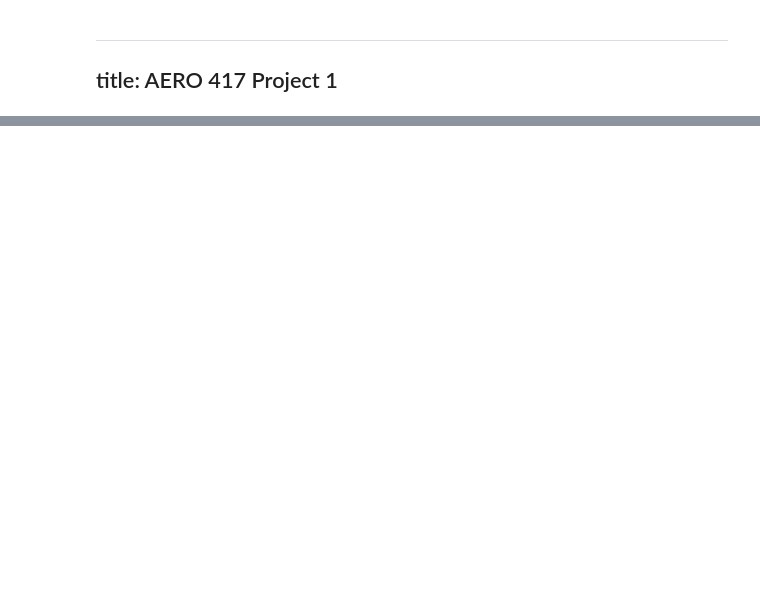
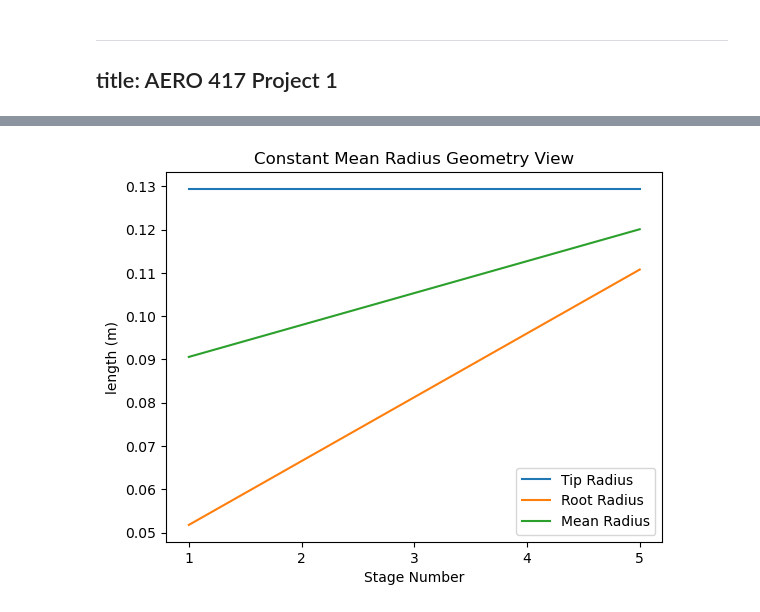
Before and after one commit to jjermstad24/Fall_2024_Classes, a Jupyter notebook: AERO_417/Project_1.ipynb, the cells around one changed output, grey strips where cells are left out. Drawn from its saved outputs; the diff is of its cells as text; code cells hidden in the pictures; blank space fills up the shorter version.

```diff
--- a/AERO_417/Project_1.ipynb
+++ b/AERO_417/Project_1.ipynb
@@ -171,19 +190,21 @@ compressor_polytropic_efficiency = 0.89
 n_compressor = -1/(1/compressor_polytropic_efficiency*(gamma-1)/gamma-1)
 
 # Design Variables
-N = 25650/60/2/np.pi
+N = 25650/60
 rr_rt = 0.4
 M1 = 0.5
 M2 = 0.26
 
 num_stages = 5
 # %%
-C_a = sy.Symbol("C_a")
+# Constant Outer Diameter
 
 T01 = temperature_ambient
 P01 = pressure_ambient
-C1 = C_a
+a1 = (gamma*R*T01)**0.5
+C_axial = M1*a1
 
+C1 = C_axial
 T1 = T01-C1**2/2/Cp
 P1 = P01*(T1/T01)**(gamma/(gamma-1))
 rho1 = P1/R/T1*100000
@@ -192,15 +213,11 @@ inlet_radius_tip = (m_dot/(np.pi*rho1*C1)/(1-rr_rt**2))**0.5
 inlet_radius_root = rr_rt*inlet_radius_tip
 inlet_radius_mean = (inlet_radius_tip+inlet_radius_root)/2
 
-a1 = (gamma*R*T1)**0.5
-V1_tangent = M1*a1
-
 C2 = C1
 T02 = T01*(P_compressor)**((n_compressor-1)/n_compressor)
 P02 = P_compressor*P01
 T2 = T02-C2**2/2/Cp
 a2 = (gamma*R*T2)**0.5
-V2_tangent = M2*a2
 
 P2 = P02*(T2/T02)**(gamma/(gamma-1))
 rho2 = P2/R/T2*100000
@@ -210,13 +227,84 @@ outlet_radius_tip = inlet_radius_tip
 outlet_radius_root = (outlet_radius_tip**2-A2/np.pi)**0.5
 outlet_radius_mean = (outlet_radius_tip+outlet_radius_root)/2
 
-U_mean_1 = N * inlet_radius_mean*2*np.pi
-U_mean_2 = N * outlet_radius_mean*2*np.pi
-V1_t = (U_mean_1**2+C_a**2)**0.5
-V2_t = (U_mean_2**2+C_a**2)**0.5
-print(V1_t-V1_tangent)
-print(V2_t-V2_tangent)
+print("Geometry:")
+print("Inlet")
+print("Tip-",inlet_radius_tip)
+print("Root-",inlet_radius_root)
+print("Mean-",inlet_radius_mean)
+print("Outlet")
+print("Tip-",outlet_radius_tip)
+print("Root-",outlet_radius_root)
+print("Mean-",outlet_radius_mean)
 
-# print(sy.solve(V1_t-V1_tangent,C_a))
-# print(sy.solve(V2_t-V2_tangent,C_a))
+tips = np.linspace(inlet_radius_tip,outlet_radius_tip,num_stages)
+roots = np.linspace(inlet_radius_root,outlet_radius_root,num_stages)
+means = [(t+r)/2 for t,r in zip(tips,roots)]
+U_mean = [2*np.pi*N*m for m in means]
+
+x = range(1,num_stages+1)
+
+plt.figure()
+plt.plot(x,tips,label="Tip Radius")
+plt.plot(x,roots,label="Root Radius")
+plt.plot(x,means,label="Mean Radius")
+plt.legend()
+plt.xticks(x)
+plt.xlabel("Stage Number")
+plt.ylabel("length (m)")
+plt.title("Constant Mean Radius Geometry View")
+plt.show()
+
+Beta1 = np.arctan(U_mean[0]/C_axial)
+V1 = C_axial/np.cos(Beta1)
+V2 = 0.72*V1
+Beta2 = np.arccos(C_axial/V2)
+
+work_done = [max(0.98-i*0.05,0.83) for i in range(num_stages)]
+
+temperature_rise = [(T02-T01)/5 for _ in range(num_stages)]
+
+C1_swirl = [0]
+swirl_change = (Cp*temperature_rise[0]/work_done[0]+U_mean[0]*C1_swirl[-1])/U_mean[1]
+C2_swirl = [C1_swirl[-1]+swirl_change]
+
+Beta1 = np.arctan(U_mean[0]/C_axial)
+Alpha1 = np.arctan(C1_swirl[-1]/C_axial)
+Beta2 = np.arctan((U_mean[0]-C2_swirl[-1])/C_axial)
+Alpha2 = np.arctan(C2_swirl[-1]/C_axial)
+
+De_Haller = [np.cos(Beta1)/np.cos(Beta2)]
+
+P_ratio = [(1+compressor_polytropic_efficiency*temperature_rise[0]/T01)**(gamma/(gamma-1))]
+
+Inlet_P0 = [P01]
+Outlet_P0 = [P_ratio[-1]*P01]
+
+Inlet_T0 = [T01]
+Outlet_T0 = [T01+temperature_rise[0]]
+
+Lambda = [1-(C2_swirl[-1]+C1_swirl[-1])/2/U_mean[0],0.7]
+Lambda.extend((num_stages-2)*[0.5])
+
+def beta_equations(x,idx):
+    return [temperature_rise[idx]*Cp/work_done[idx]/C_axial/U_mean[idx]-(np.tan(x[0])-np.tan(x[1])),
+            Lambda[idx]/C_axial*2*U_mean[idx]-(np.tan(x[0])+np.tan(x[1]))]
+
+for stage_num in range(1,num_stages):
+    Beta1,Beta2 = fsolve(beta_equations,[1,1],args=stage_num)
+    Alpha1 = np.arctan(U_mean[stage_num]/C_axial-np.tan(Beta1))
+    Alpha2 = np.arctan(U_mean[stage_num]/C_axial-np.tan(Beta2))
+    C1_swirl.append(C_axial*np.tan(Alpha1))
+    C2_swirl.append(C_axial*np.tan(Alpha2))
+    De_Haller.append(np.cos(Beta1)/np.cos(Beta2))
+    P_ratio.append((1+compressor_polytropic_efficiency*temperature_rise[stage_num]/Outlet_T0[-1])**(gamma/(gamma-1)))
+    Inlet_P0.append(Outlet_P0[-1])
+    Outlet_P0.append(P_ratio[-1]*Inlet_P0[-1])
+    Inlet_T0.append(Outlet_T0[-1])
+    Outlet_T0.append(Inlet_T0[-1]+temperature_rise[stage_num])
+
+df = {"Inlet_T0":Inlet_T0,"Outlet_T0":Outlet_T0,"Inlet_P0":Inlet_P0,"Outlet_P0":Outlet_P0,"P_ratio":P_ratio,"Inlet_swirl":C1_swirl,"Outlet_swirl":C2_swirl,"De_Haller":De_Haller}
+df = pd.DataFrame(df)
+df.index+=1
+df
 # %% [output]
@@ -224,0 +320 @@ print(V2_t-V2_tangent)
+[figure, added]
```
Also changed, not shown: parts of 5 cells of this notebook.
